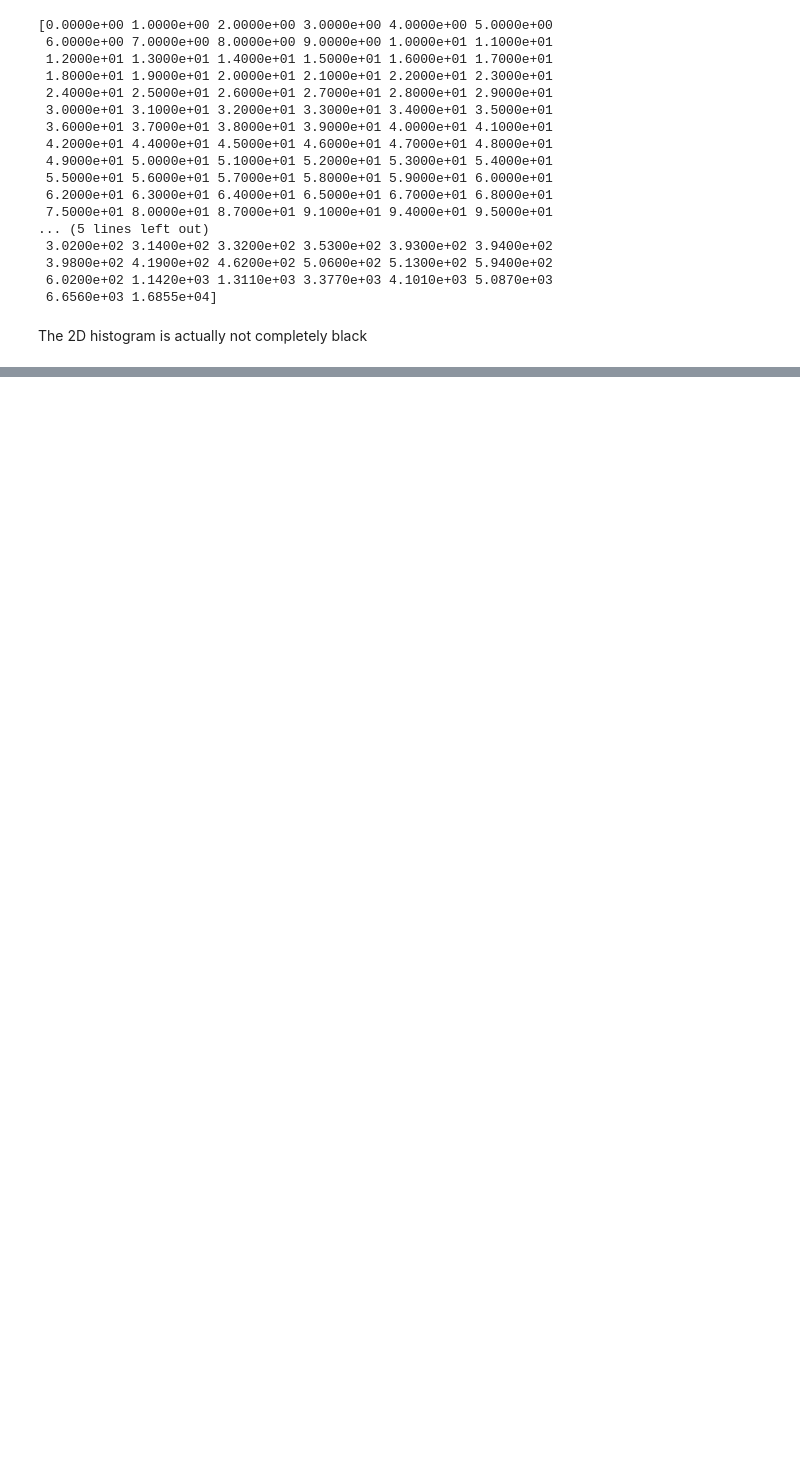
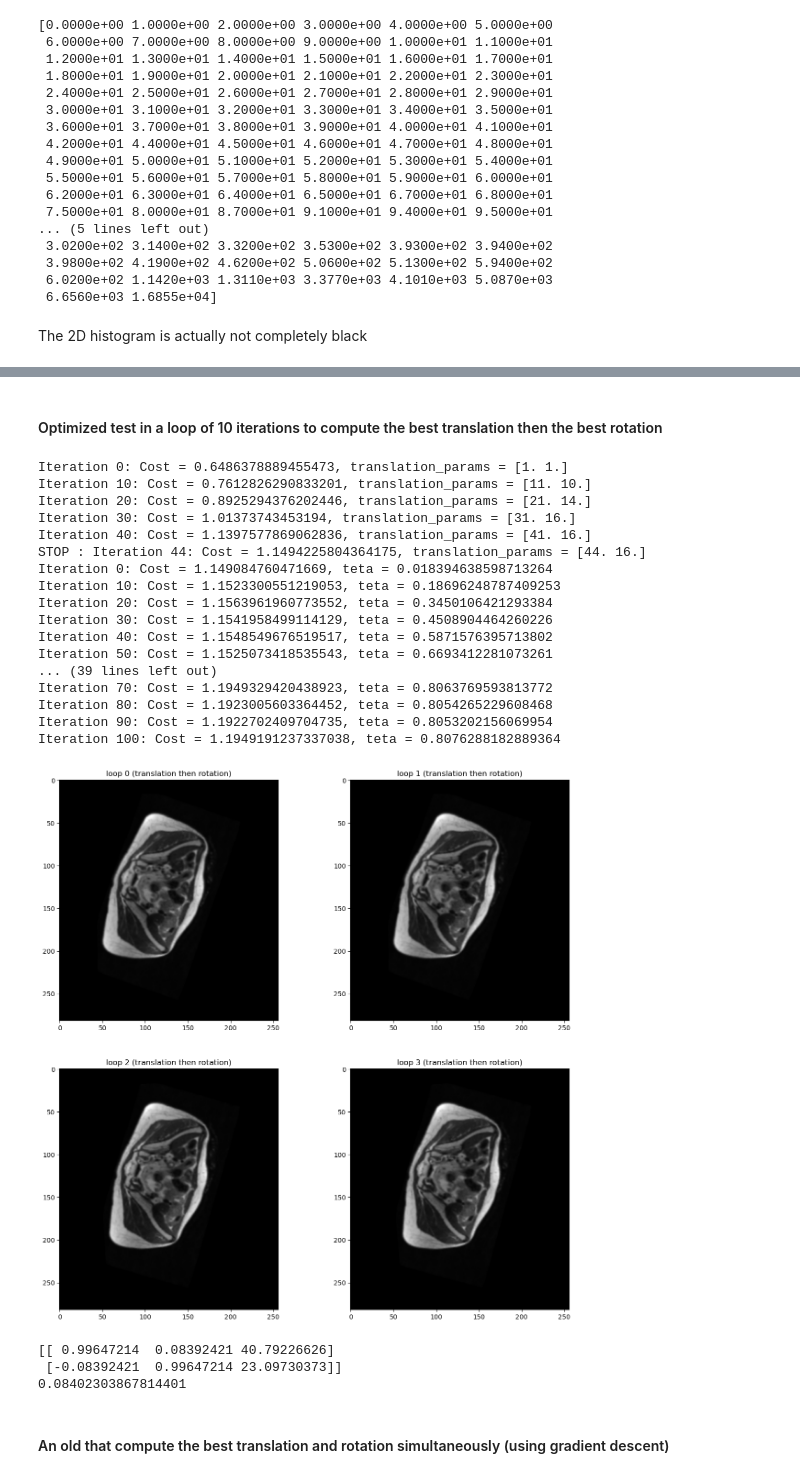
Before and after one commit to CharlineCuraut/Registration_IRM_T2_DWI_b0, a Jupyter notebook: registration_IRM_T2_DWI_b0.ipynb, the cells around one changed output, grey strips where cells are left out. Drawn from its saved outputs; the diff is of its cells as text; code cells hidden in the pictures; blank space fills up the shorter version.

```diff
--- a/registration_IRM_T2_DWI_b0.ipynb
+++ b/registration_IRM_T2_DWI_b0.ipynb
@@ -1348,0 +1258,66 @@ plt.imshow(test_transform_rotation)
+# %% [markdown]
+#### Optimized test in a loop of 10 iterations to compute the best translation then the best rotation
+# %%
+rows, cols = axial_resampled_T2_cut_pad_norm_23.shape
+plt.figure(figsize = (15,15))
+
+## Initial translation transformation paramters
+initial_translation = np.array([0.,0.])
+initial_teta = 0
+#semi_registered_img = axial_resampled_T2_cut_pad_norm_23.copy()
+semi_registered_img = test_transform.copy()
+target_image = axial_b0_cut_pad_norm_23.copy()
+optimized_params = np.identity(3)
+
+for i in range(4) :
+    ## Perform optimization on translation using gradient descent
+    optimized_translation = gradient_descent_translation(cost_function_translation, gradient_translation, initial_translation, semi_registered_img, target_image)
+    M1 = np.float32([[1, 0, optimized_translation[0]], [0, 1, optimized_translation[1]], [0, 0, 1]])
+    optimized_params = np.matmul(M1, optimized_params)
+
+    ## Perform optimization on rotation using gradient descent
+    registered_img = transform_image_translation(optimized_translation, semi_registered_img)
+    optimized_teta = gradient_descent_rotation(cost_function_rotation, gradient_rotation, initial_teta, registered_img, target_image)
+    M2 = cv2.getRotationMatrix2D((cols/2, rows/2), optimized_teta, 1)
+    M2 = np.vstack((M2,[0,0,1]))
+    optimized_params = np.matmul(M2, optimized_params)
+
+    semi_registered_img = transform_image_rotation(optimized_teta, registered_img)
+
+    M = optimized_params[:2,:]
+    #semi_result = cv2.warpAffine(axial_resampled_T2_cut_pad_norm_23, M, (cols, rows))
+    semi_result = cv2.warpAffine(test_transform, M, (cols, rows))
+    plt.subplot(2,2,i+1)
+    plt.imshow(semi_result, cmap='gray')
+    plt.title(f'loop {i} (translation then rotation)')
+
+#result = cv2.warpAffine(test_transform.copy(), optimized_params, (cols, rows))
+#plt.imshow(result, cmap='gray')
+# %% [output]
+Iteration 0: Cost = 0.6486378889455473, translation_params = [1. 1.]
+Iteration 10: Cost = 0.7612826290833201, translation_params = [11. 10.]
+Iteration 20: Cost = 0.8925294376202446, translation_params = [21. 14.]
+Iteration 30: Cost = 1.01373743453194, translation_params = [31. 16.]
+Iteration 40: Cost = 1.1397577869062836, translation_params = [41. 16.]
+STOP : Iteration 44: Cost = 1.1494225804364175, translation_params = [44. 16.]
+Iteration 0: Cost = 1.149084760471669, teta = 0.018394638598713264
+Iteration 10: Cost = 1.1523300551219053, teta = 0.18696248787409253
+Iteration 20: Cost = 1.1563961960773552, teta = 0.3450106421293384
+Iteration 30: Cost = 1.1541958499114129, teta = 0.4508904464260226
+Iteration 40: Cost = 1.1548549676519517, teta = 0.5871576395713802
+Iteration 50: Cost = 1.1525073418535543, teta = 0.6693412281073261
+... (39 lines left out)
+Iteration 70: Cost = 1.1949329420438923, teta = 0.8063769593813772
+Iteration 80: Cost = 1.1923005603364452, teta = 0.8054265229608468
+Iteration 90: Cost = 1.1922702409704735, teta = 0.8053202156069954
+Iteration 100: Cost = 1.1949191237337038, teta = 0.8076288182889364
+[figure, added]
+# %%
+print(M)
+print(np.arccos(M[0,0]))
+# %% [output]
+[[ 0.99647214  0.08392421 40.79226626]
+ [-0.08392421  0.99647214 23.09730373]]
+0.08402303867814401
+# %% [markdown]
+#### An old that compute the best translation and rotation simultaneously (using gradient descent)
```
Also changed, not shown: parts of 75 cells of this notebook.
